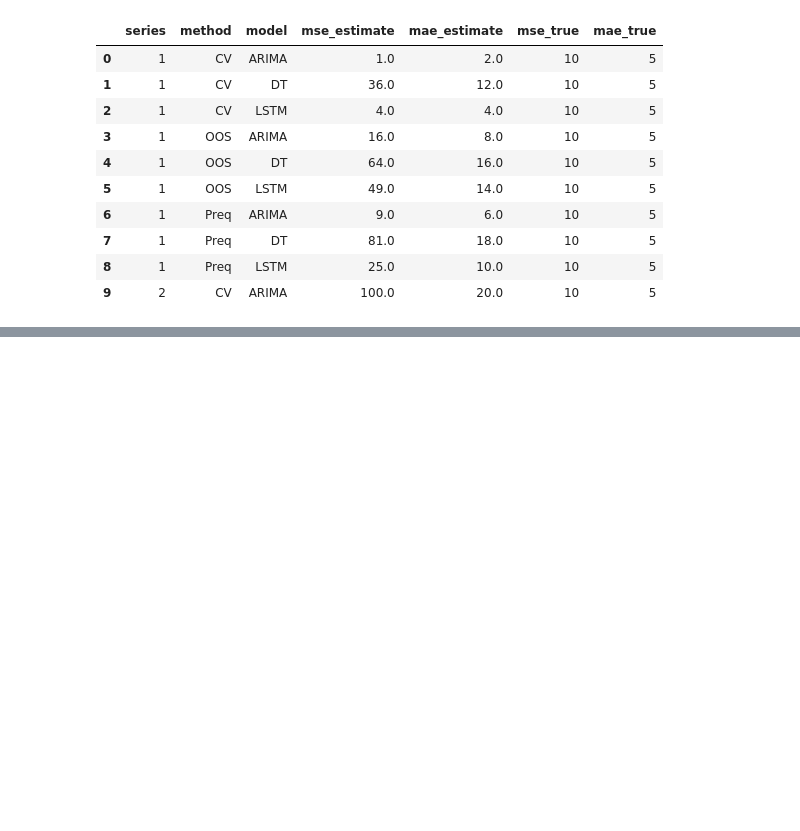
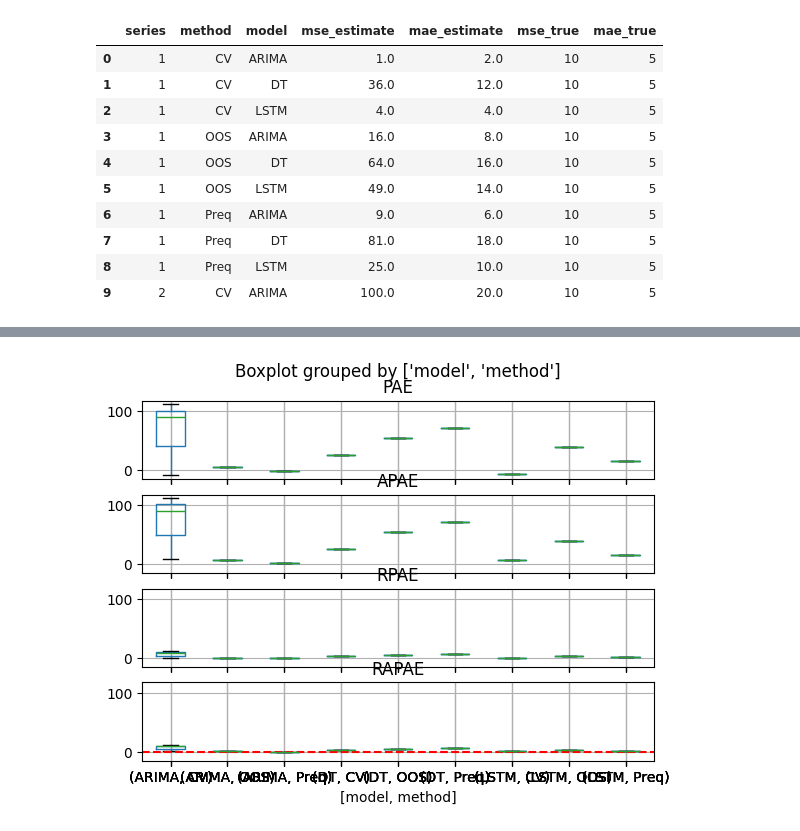
Before and after one commit to MiguelLoureiro98/timecave, a Jupyter notebook: experiments/test.ipynb, the cells around one changed output, grey strips where cells are left out. Drawn from its saved outputs; the diff is of its cells as text; code cells hidden in the pictures; blank space fills up the shorter version.

```diff
--- a/experiments/test.ipynb
+++ b/experiments/test.ipynb
@@ -114,0 +222,6 @@ res_mse
+# %%
+iteration_data = pd.merge(left=df, right=test_df, on=["model", "series"], suffixes=["_estimate", "_true"]);
+# %%
+iteration_data["iteration"] = [2, 1, 1, 1, 1, 1, 1, 1, 1, 1];
+# %%
+iteration_data.loc[10] = ["CV", "ARIMA", 1, 121, 22, 11, 10, 5, 1];
@@ -114,0 +258,4 @@ res_mse
+# %%
+boxplots(iteration_data, "mse")
+# %% [output]
+[figure, added]
```
Also changed, not shown: parts of 14 cells of this notebook, 1 other file.
